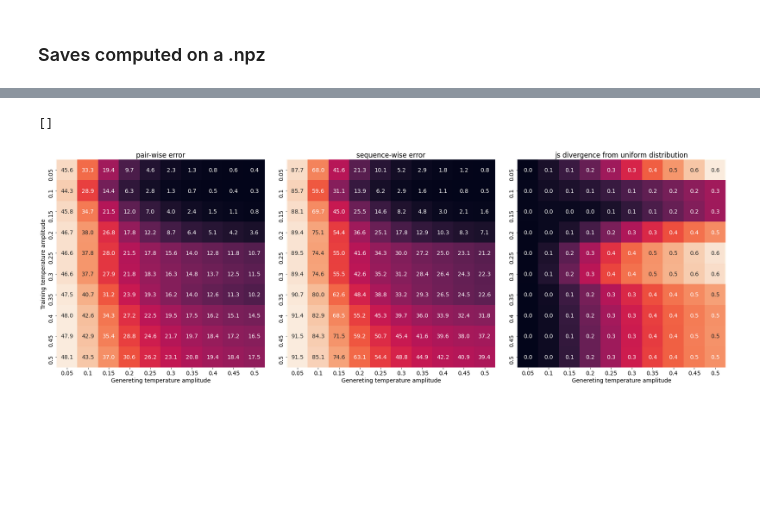
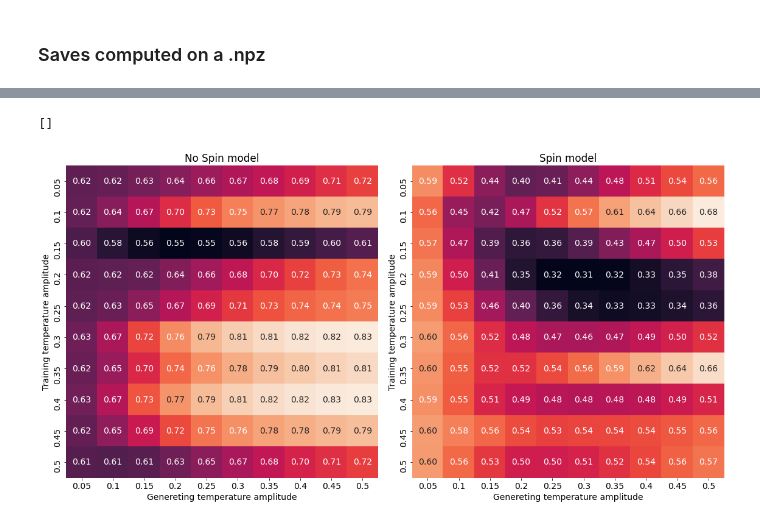
Before and after one commit to threeblueonebrowneyes/lcpb-homework, a Jupyter notebook: HW_02/AnalysisRBM.ipynb, the cells around one changed output, grey strips where cells are left out. Saved outputs shown, nothing was run; the diff lists cells and outputs as text; code cells hidden in the pictures; blank space fills up the shorter version.

Commit message:
Implement js-divergence and heatmaps

```diff
--- a/HW_02/AnalysisRBM.ipynb
+++ b/HW_02/AnalysisRBM.ipynb
@@ -131,22 +154,30 @@ import seaborn as sns
+# %%
+heatmap_nospin = np.load('Models/Metrics.npz')
+heatmap_spin = np.load('Models/Metrics_spin.npz')
+
+js_nospin = heatmap_nospin['js']
+js_spin = heatmap_spin['js']
+
+df_nospin = pd.DataFrame(js_nospin, columns=amp_list, index=amp_list)
+df_spin = pd.DataFrame(js_spin, columns=amp_list, index=amp_list)
 # %%
-fig, ax = plt.subplots(nrows=1, ncols=3, figsize=(24,24))
+fig, ax = plt.subplots(nrows=1, ncols=2, figsize=(16,16))
 fig.tight_layout()
-sns.heatmap(ax=ax[0],data=df_pair,annot=True,fmt=".1f",cbar=False,square=True)
-sns.heatmap(ax=ax[1],data=df_sequ,annot=True,fmt=".1f",cbar=False,square=True)
-sns.heatmap(ax=ax[2],data=df_jsdi,annot=True,fmt=".1f",cbar=False,square=True)
+sns.heatmap(ax=ax[0],data=df_nospin,annot=True,fmt=".2f",cbar=False,square=True)
+sns.heatmap(ax=ax[1],data=df_spin,annot=True,fmt=".2f",cbar=False,square=True)
 
-ax[0].set_title('pair-wise error')
+
+ax[0].set_title('No Spin model')
 ax[0].set_ylabel('Training temperature amplitude')
 ax[0].set_xlabel('Genereting temperature amplitude')
 
-ax[1].set_title('sequence-wise error')
-#ax[1].set_ylabel('Training temperature amplitude')
+
+ax[1].set_title('Spin model')
+ax[1].set_ylabel('Training temperature amplitude')
 ax[1].set_xlabel('Genereting temperature amplitude')
 
-ax[2].set_title('js divergence from uniform distribution')
-#ax[2].set_ylabel('Training temperature amplitude')
-ax[2].set_xlabel('Genereting temperature amplitude')
+plt.savefig('JSheatmaps.png')
 plt.plot()
 # %% [output]
 []
-[figure, old version]
+[figure, new version]
```
Also changed, not shown: parts of 25 cells of this notebook, 30 other files.
